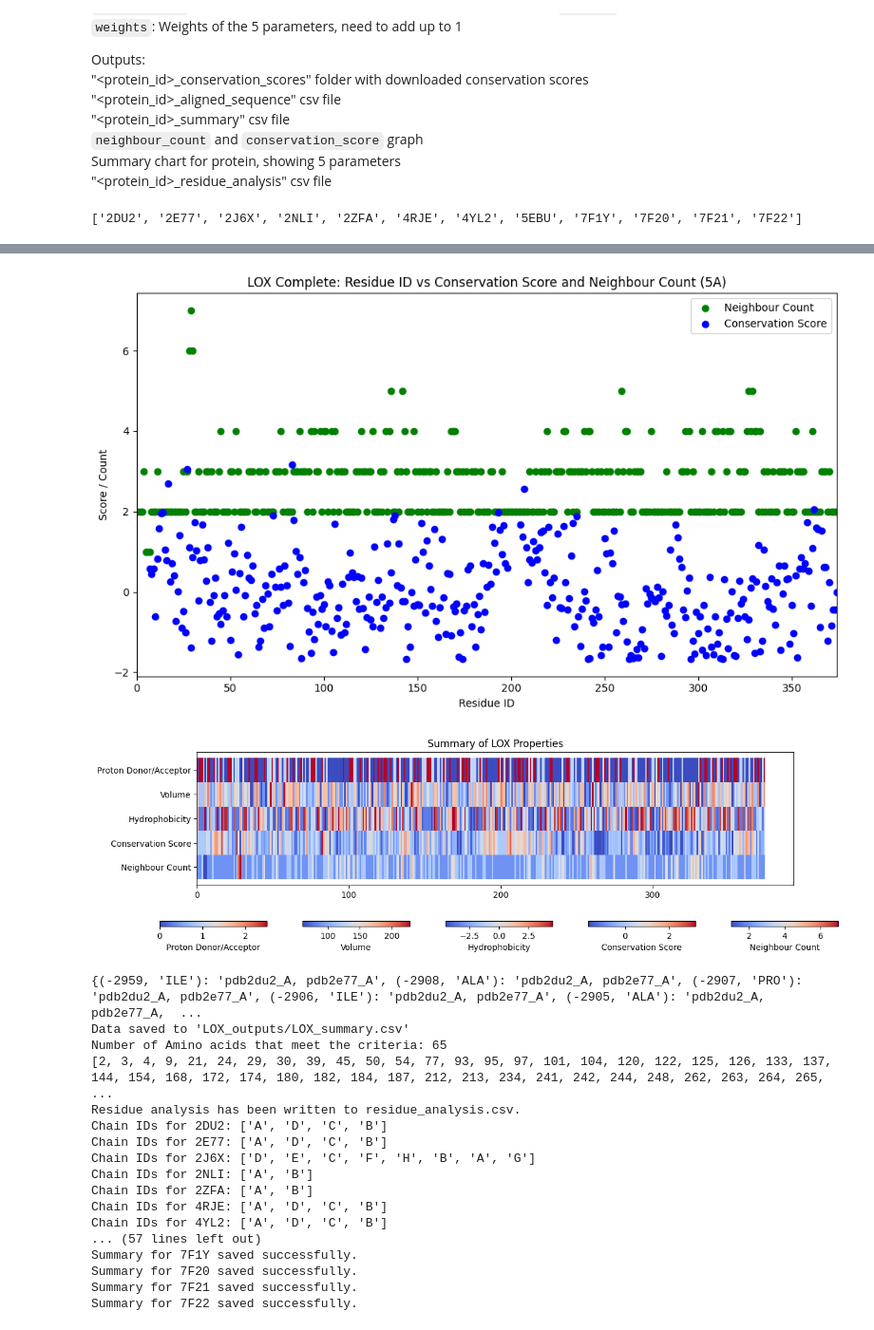
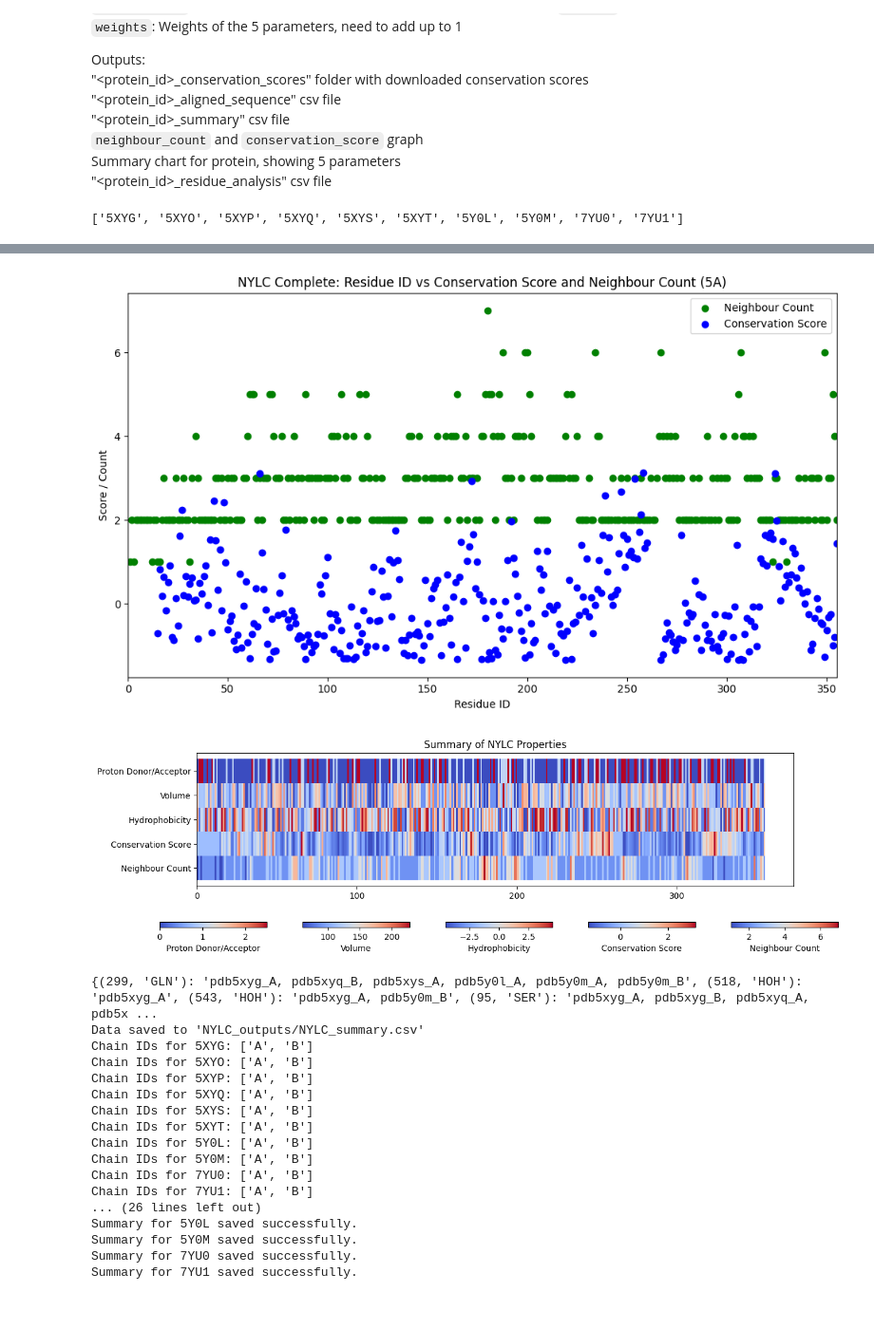
Before and after one commit to seahhening/Protein-LM, a Jupyter notebook: Documents/Compiled (Submission)/compiled_v1.0.ipynb, the cells around one changed output, grey strips where cells are left out. Shown at 95% size. Saved outputs shown, nothing was run; the diff lists cells and outputs as text; code cells hidden in the pictures.

Commit message:
Updated README.md Added generate_dssp Added new NYLC protein

```diff
--- a/Documents/Compiled (Submission)/compiled_v1.0.ipynb
+++ b/Documents/Compiled (Submission)/compiled_v1.0.ipynb
@@ -1095,16 +1164,22 @@ Vairables to Update:
 """
 pdb_file_paths = ['./NYLC_pdb/pdb5xyg.pdb', './NYLC_pdb/pdb5xyo.pdb', './NYLC_pdb/pdb5xyp.pdb',
 './NYLC_pdb/pdb5xyq.pdb', './NYLC_pdb/pdb5xys.pdb', './NYLC_pdb/pdb5xyt.pdb', './NYLC_pdb/pdb5y0l.pdb',
-'./NYLC_pdb/pdb5y0m.pdb', './NYLC_pdb/pdb5yu0.pdb', './NYLC_pdb/pdb5yu1.pdb']
+'./NYLC_pdb/pdb5y0m.pdb', './NYLC_pdb/pdb7yu0.pdb', './NYLC_pdb/pdb7yu1.pdb']
 
-ref_seq = './NYLC_pdb/AF-QY9F77-F1-model_v4.pdb'
+ref_seq = './NYLC_pdb/AF-Q79F77-F1-model_v4.pdb'
 protein_id = 'NYLC'
-molecular_name = 'ENDOTYPE 6-AMINOHEXANOAT-OLIGOMER HYDROLASE'
+molecular_name = 'HYDROLASE'
 num_residues = 355
 
 angstrom = 5
 weights = [0.2,0.2,0.2,0.2,0.2]
-download_conservation_scores(pdb_file_paths, protein_id, molecular_name)
+
+#download_conservation_scores(pdb_file_paths, protein_id, molecular_name)
+#for pdb_file in pdb_file_paths:
+#       generate_dssp(pdb_file, "/opt/homebrew/bin/mkdssp",protein_id)
+#generate_dssp(ref_seq, "/opt/homebrew/bin/mkdssp",protein_id)
+
+
 align_pdb(ref_seq, pdb_file_paths, protein_id, molecular_name)
 
 ref_seq = pdb_to_compiled_vector(ref_seq, angstrom, protein_id, molecular_name)
@@ -1124,4 +1199,4 @@ save_to_csv(updated_ref_seq, protein_id, binding_sites)
 #analyse_protein(updated_ref_seq)
 #analyse_protein_2(updated_ref_seq, weights, protein_id)
 # %% [output]
-['2DU2', '2E77', '2J6X', '2NLI', '2ZFA', '4RJE', '4YL2', '5EBU', '7F1Y', '7F20', '7F21', '7F22']
+['5XYG', '5XYO', '5XYP', '5XYQ', '5XYS', '5XYT', '5Y0L', '5Y0M', '7YU0', '7YU1']
@@ -1223,19 +1244,19 @@ Correlation between Conservation Score and Neighbour Count: -0.18202712995302756
-[figure, old version]
+[figure, new version]
-[figure, old version]
+[figure, new version]
-{(-2959, 'ILE'): 'pdb2du2_A, pdb2e77_A', (-2908, 'ALA'): 'pdb2du2_A, pdb2e77_A', (-2907, 'PRO'): 'pdb2du2_A, pdb2e77_A', (-2906, 'ILE'): 'pdb2du2_A, pdb2e77_A', (-2905, 'ALA'): 'pdb2du2_A, pdb2e77_A,  ...
-Data saved to 'LOX_outputs/LOX_summary.csv'
-Number of Amino acids that meet the criteria: 65
-[2, 3, 4, 9, 21, 24, 29, 30, 39, 45, 50, 54, 77, 93, 95, 97, 101, 104, 120, 122, 125, 126, 133, 137, 144, 154, 168, 172, 174, 180, 182, 184, 187, 212, 213, 234, 241, 242, 244, 248, 262, 263, 264, 265, ...
-Residue analysis has been written to residue_analysis.csv.
-Chain IDs for 2DU2: ['A', 'D', 'C', 'B']
-Chain IDs for 2E77: ['A', 'D', 'C', 'B']
-Chain IDs for 2J6X: ['D', 'E', 'C', 'F', 'H', 'B', 'A', 'G']
-Chain IDs for 2NLI: ['A', 'B']
-Chain IDs for 2ZFA: ['A', 'B']
-Chain IDs for 4RJE: ['A', 'D', 'C', 'B']
-Chain IDs for 4YL2: ['A', 'D', 'C', 'B']
-... (57 lines left out)
-Summary for 7F1Y saved successfully.
-Summary for 7F20 saved successfully.
-Summary for 7F21 saved successfully.
-Summary for 7F22 saved successfully.
+{(299, 'GLN'): 'pdb5xyg_A, pdb5xyq_B, pdb5xys_A, pdb5y0l_A, pdb5y0m_A, pdb5y0m_B', (518, 'HOH'): 'pdb5xyg_A', (543, 'HOH'): 'pdb5xyg_A, pdb5y0m_B', (95, 'SER'): 'pdb5xyg_A, pdb5xyg_B, pdb5xyq_A, pdb5x ...
+Data saved to 'NYLC_outputs/NYLC_summary.csv'
+Chain IDs for 5XYG: ['A', 'B']
+Chain IDs for 5XYO: ['A', 'B']
+Chain IDs for 5XYP: ['A', 'B']
+Chain IDs for 5XYQ: ['A', 'B']
+Chain IDs for 5XYS: ['A', 'B']
+Chain IDs for 5XYT: ['A', 'B']
+Chain IDs for 5Y0L: ['A', 'B']
+Chain IDs for 5Y0M: ['A', 'B']
+Chain IDs for 7YU0: ['A', 'B']
+Chain IDs for 7YU1: ['A', 'B']
+... (26 lines left out)
+Summary for 5Y0L saved successfully.
+Summary for 5Y0M saved successfully.
+Summary for 7YU0 saved successfully.
+Summary for 7YU1 saved successfully.
```
Also changed, not shown: parts of 4 cells of this notebook, 25 other files.
